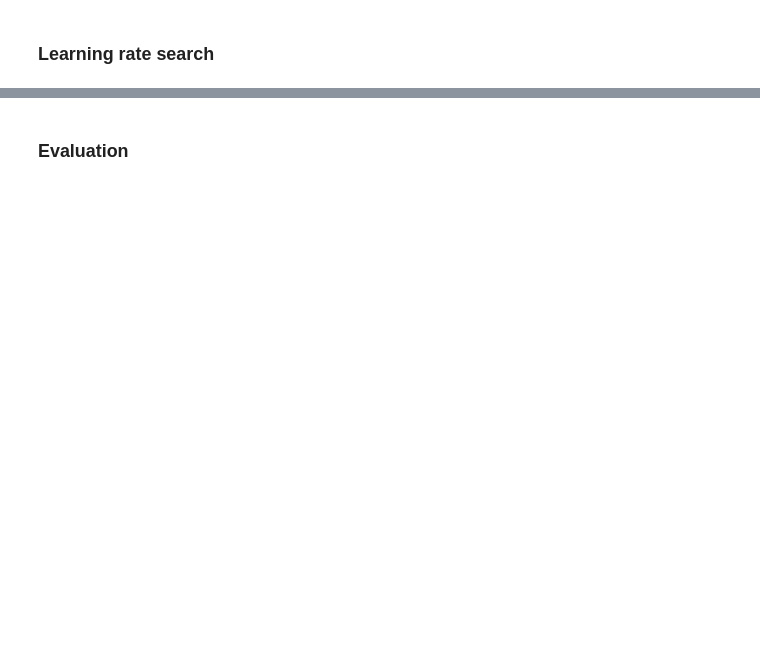
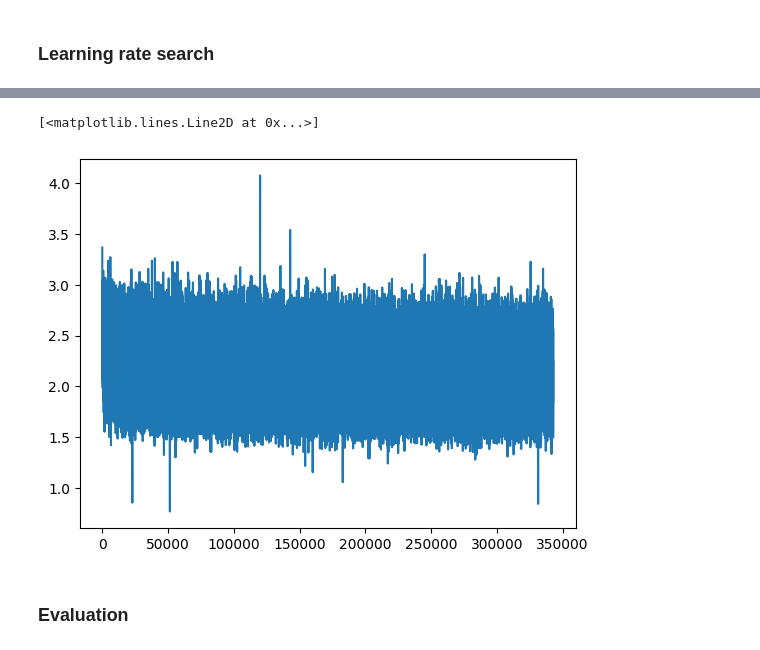
Before and after one commit to chefPony/nn_zero_to_hero, a Jupyter notebook: makemore/Neural_Probabilistic_Language_Model.ipynb, the cells around one changed output, grey strips where cells are left out. Saved outputs shown, nothing was run; the diff lists cells and outputs as text; code cells hidden in the pictures; blank space fills up the shorter version.

```diff
--- a/makemore/Neural_Probabilistic_Language_Model.ipynb
+++ b/makemore/Neural_Probabilistic_Language_Model.ipynb
@@ -199,11 +247,13 @@ data_loader = torch.utils.data.DataLoader(
     generator=generator
 )
 
-optimizer = torch.optim.Adam(model.parameters(), lr=10**(-2))
+optimizer = torch.optim.SGD(model.parameters(), lr=10**(-0.5))
 scheduler = torch.optim.lr_scheduler.MultiplicativeLR(
     optimizer, lr_lambda=lambda x: 0.9 if x % 3 == 0 and x > 0 else 1.)
 
-epochs = 60
+loss_history = list()
+
+epochs = 120
 for e in range(epochs):
     for x, y in data_loader:
 
@@ -213,6 +263,8 @@ for e in range(epochs):
         l.backward()
         optimizer.step()
 
+        loss_history.append(l.detach())
+
     with torch.no_grad():
         yhat = model(Xtr)
         ltr = loss(yhat.float(), Ytr)
@@ -241,3 +293,8 @@ Epoch 59: loss 2.1012 2.1623
+# %%
+plt.plot(loss_history)
+# %% [output]
+[<matplotlib.lines.Line2D at 0x...>]
+[figure, added]
 # %% [markdown]
 ### Evaluation
 # %%
```
Also changed, not shown: parts of 10 cells of this notebook.
